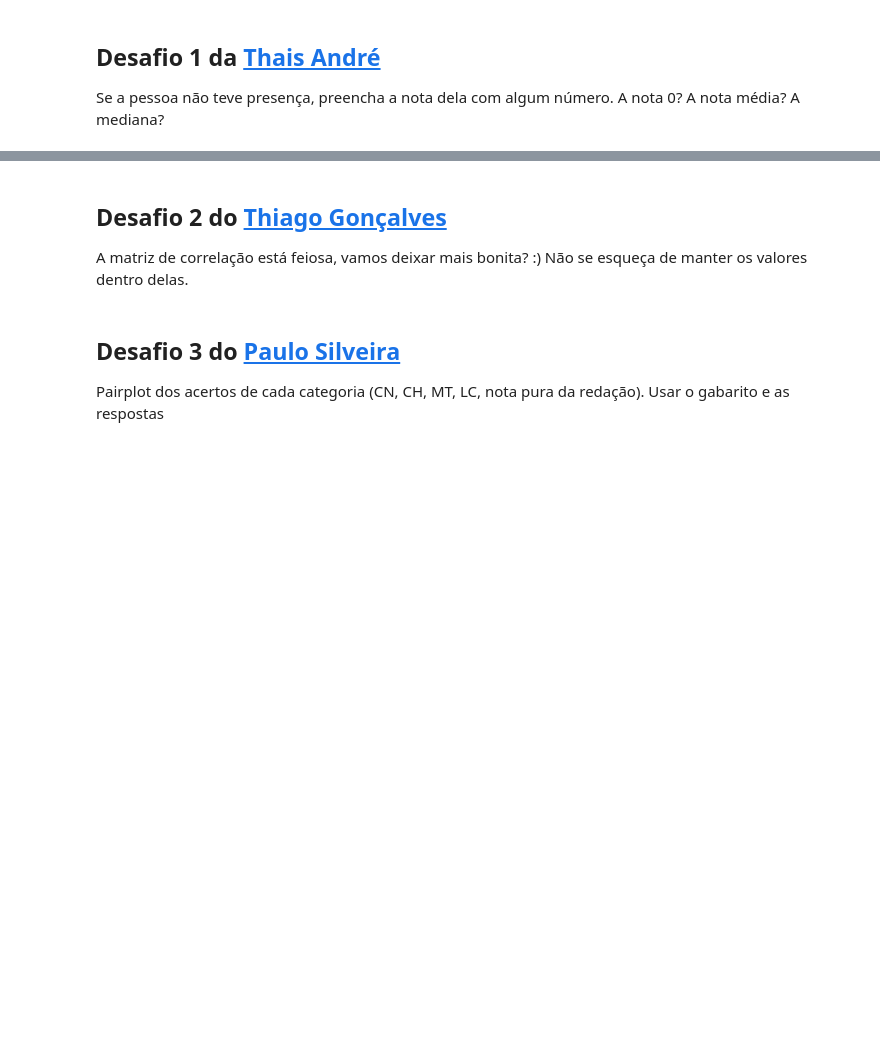
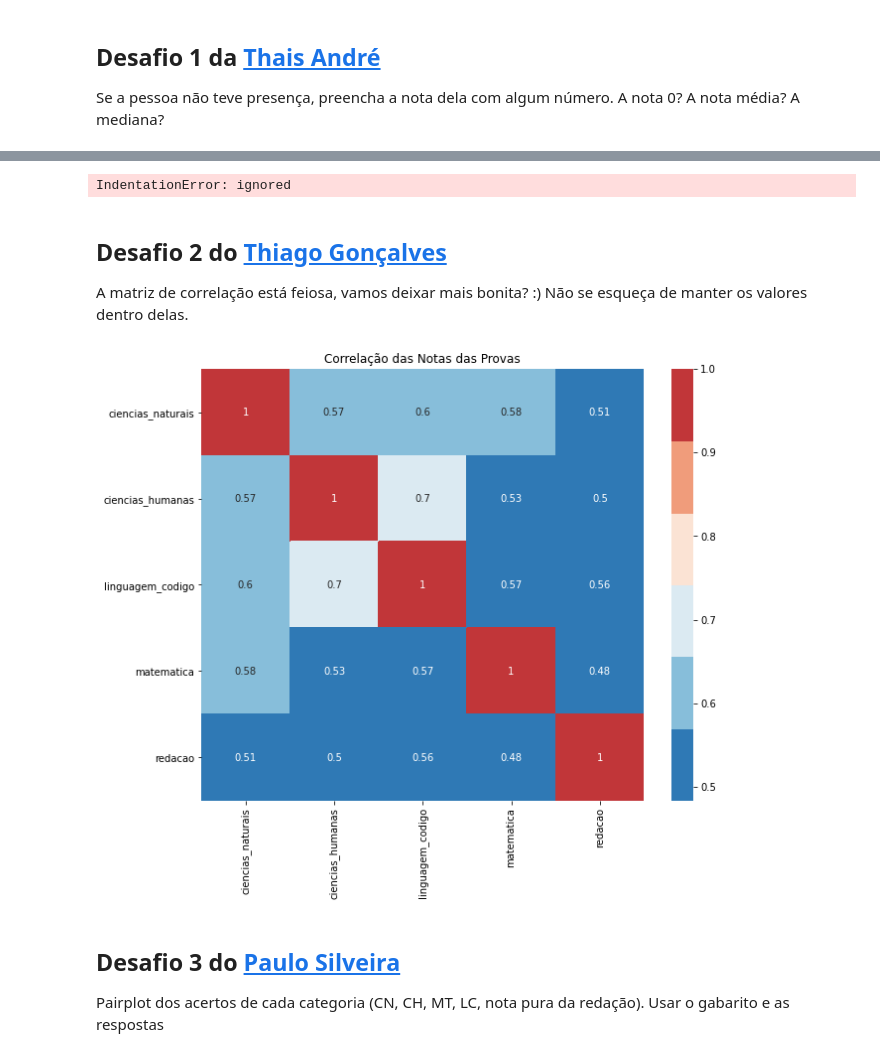
Before and after one commit to luislauriano/Alura_QuarentenaDados, a Jupyter notebook: QuarentenaDados_Aula04.ipynb, the cells around one changed output, grey strips where cells are left out. Cells and saved outputs as stored; diff of their text form; code cells hidden in the pictures; blank space fills up the shorter version.

```diff
--- a/QuarentenaDados_Aula04.ipynb
+++ b/QuarentenaDados_Aula04.ipynb
@@ -177,7 +204,26 @@ Se a pessoa não teve presença, preencha a nota dela com algum número. A nota
+# %%
+dados_zero.loc[dados_zero["TP_PRESENCA_CN"] < 1, 'NU_NOTA_CN'] = 0
+  dados_zero.loc[dados_zero["TP_PRESENCA_CH"] < 1, 'NU_NOTA_CH'] = 0
+  dados_zero.loc[dados_zero["TP_PRESENCA_LC"] < 1, ['NU_NOTA_LC', 'NU_NOTA_REDACAO', 'NU_NOTA_COMP1', 'NU_NOTA_COMP2', 'NU_NOTA_COMP3', 'NU_NOTA_COMP4', 'NU_NOTA_COMP5']] = 0
+  dados_zero.loc[dados_zero["TP_PRESENCA_MT"] < 1, 'NU_NOTA_MT'] = 0
+
+  dados_zero_demo = dados_zero.query('TP_PRESENCA_LC > 0 & TP_PRESENCA_MT< 1').head()
+  dados_notas0 = dados_zero_demo[colunas_de_notas]
+  dados_notas0.columns = ['ciencias_naturais', 'ciencias_humanas', 'linguagem_codigo', 'matematica', 'redacao']
+  dados_notas0.head()
+# %% [output]
+IndentationError: ignored
 # %% [markdown]
 ## Desafio 2 do [Thiago Gonçalves](https://twitter.com/tgcsantos)
 
 A matriz de correlação está feiosa, vamos deixar mais bonita? :) Não se esqueça de manter os valores dentro delas.
+# %%
+plt.figure(figsize=(10,8))
+sns.heatmap(corr, annot=True, cmap=sns.color_palette("RdBu_r", n_colors=6))
+plt.title("Correlação das Notas das Provas")
+plt.show()
+# %% [output]
+[figure, added]
 # %% [markdown]
 ## Desafio 3 do [Paulo Silveira](https://twitter.com/paulo_caelum)
 
```
Also changed, not shown: parts of 8 cells of this notebook.
